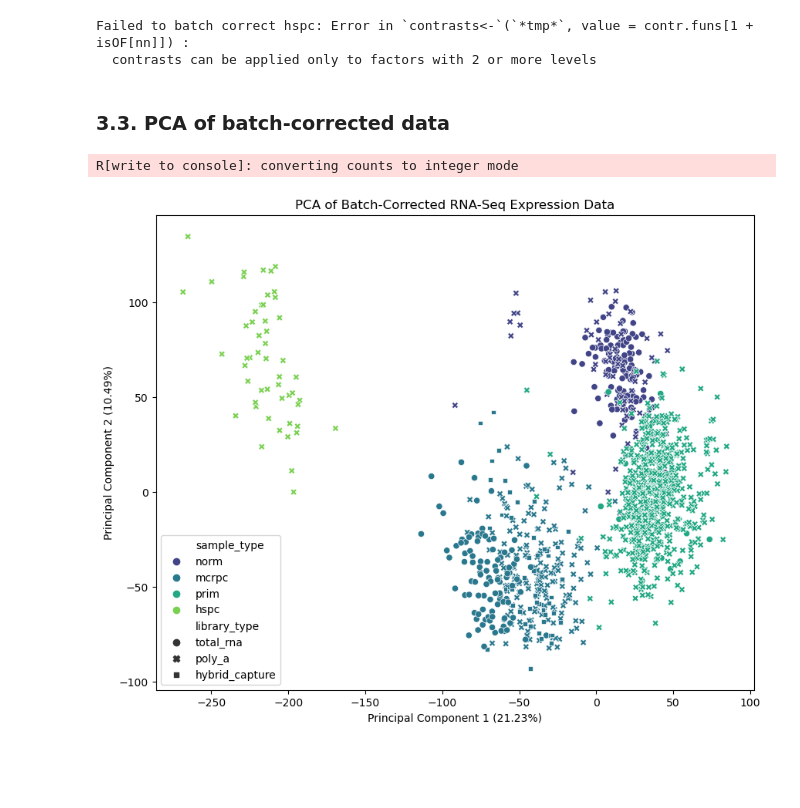
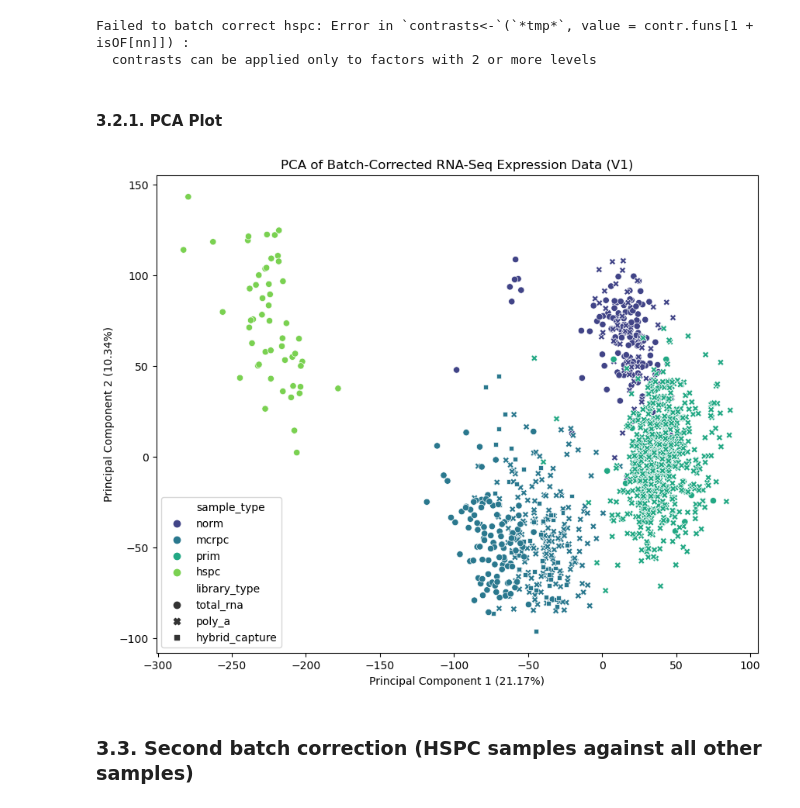
Before and after one commit to CarlosUziel/pca_wgcna_ml, a Jupyter notebook: notebooks/pcta_wcdt_gse221601.ipynb, the cells around one changed output. Cells and saved outputs as stored; diff of their text form; code cells hidden in the pictures; blank space fills up the shorter version.

Commit message:
Apply three rounds of batch correction to PCTA-WCDT-GSE221601 data

```diff
--- a/notebooks/pcta_wcdt_gse221601.ipynb
+++ b/notebooks/pcta_wcdt_gse221601.ipynb
@@ -28,7 +28,10 @@ from r_wrappers.utils import pd_df_to_rpy2_df, rpy2_df_to_pd_df
 ### Global Variables
 # %%
 PCTA_WCDT_ROOT: Path = Path("/media/ssd/Perez/storage/PCTA_WCDT")
+
 GSE221601_ROOT: Path = Path("/media/ssd/Perez/storage/GSE221601")
+GSE221601_COUNTS_PATH: Path = GSE221601_ROOT / "data" / "star_unstranded_counts"
+
 PCTA_WCDT_GSE221601_ROOT: Path = Path("/media/ssd/Perez/storage/PCTA_WCDT_GSE221601")
 PCTA_WCDT_GSE221601_ROOT.mkdir(exist_ok=True, parents=True)
 (PCTA_WCDT_GSE221601_ROOT / "data").mkdir(exist_ok=True, parents=True)
@@ -138,9 +141,8 @@ annot_df["dataset"] = (
 )
 annot_df["library_type"] = (
     annot_df_pcta_wcdt["library_type"].tolist()
-    + ["poly_a"] * annot_df_gse221601.shape[0]
+    + ["total_rna"] * annot_df_gse221601.shape[0]
 )
-# We assume GSE221601 used PolyA because raw samples contained many PolyA adapters
 # %%
 annot_df.sort_values(by="sample_type", ascending=False).to_csv(
     PCTA_WCDT_GSE221601_ROOT / "data" / "samples_annotation.csv", index=False
@@ -175,6 +177,6 @@ pcta_wcdt_raw_counts = pd.read_csv(
 # %%
 gse221601_counts = []
-for sample_counts in (GSE221601_ROOT / "data" / "star_counts").glob("*.tsv"):
+for sample_counts in GSE221601_COUNTS_PATH.glob("*.tsv"):
     star_count = (
         pd.read_csv(sample_counts, sep="\t", index_col=0, header=None, names=["count"])
         .squeeze("columns")
@@ -185,13 +187,17 @@ for sample_counts in (GSE221601_ROOT / "data" / "star_counts").glob("*.tsv"):
 gse221601_raw_counts = pd.concat(gse221601_counts, axis=1)
 gse221601_raw_counts.to_csv(PCTA_WCDT_GSE221601_ROOT / "data" / "raw_counts.csv")
 # %%
-counts_df = pd.concat(
-    [
-        pcta_wcdt_raw_counts,
-        gse221601_raw_counts,
-    ],
-    axis=1,
-).dropna(axis=0)
+counts_df = (
+    pd.concat(
+        [
+            pcta_wcdt_raw_counts,
+            gse221601_raw_counts,
+        ],
+        axis=1,
+    )
+    .dropna(axis=0)
+    .astype(int)
+)
 counts_df = counts_df[counts_df.columns.intersection(annot_df["sample_id"])]
 counts_df.to_csv(PCTA_WCDT_GSE221601_ROOT / "data" / "raw_counts.csv", index=True)
 # %%
@@ -350,12 +346,10 @@ counts_df_batch_corrected.to_csv(
 )
-# %% [markdown]
-### 3.3. PCA of batch-corrected data
+# %% [markdown]
+#### 3.2.1. PCA Plot
 # %%
 vst_df_batch_corrected = rpy2_df_to_pd_df(
     vst_transform(ro.r("as.matrix")(pd_df_to_rpy2_df(counts_df_batch_corrected)))
 )
-# %% [output]
-R[write to console]: converting counts to integer mode
 # %%
 pca_corrected = PCA(n_components=2)
 pca_result_corrected = pca_corrected.fit_transform(vst_df_batch_corrected.T)
@@ -378,17 +372,20 @@ explained_variance = pca_corrected.explained_variance_ratio_
 # %%
 plt.figure(figsize=(10, 8))
 sns.scatterplot(
     x="PC1",
     y="PC2",
     hue="sample_type",
     style="library_type",
     data=pca_df_corrected,
     palette="viridis",
 )
-plt.title("PCA of Batch-Corrected RNA-Seq Expression Data")
+plt.title("PCA of Batch-Corrected RNA-Seq Expression Data (V1)")
 plt.xlabel(f"Principal Component 1 ({explained_variance[0] * 100:.2f}%)")
 plt.ylabel(f"Principal Component 2 ({explained_variance[1] * 100:.2f}%)")
 plt.legend(loc="best")
+plt.savefig(PCTA_WCDT_GSE221601_ROOT / "data" / "pca_batch_corrected_v1.pdf")
 plt.show()
 # %% [output]
-[figure, old version]
+[figure, new version]
+# %% [markdown]
+### 3.3. Second batch correction (HSPC samples against all other samples)
```
Also changed, not shown: parts of 22 cells of this notebook.
